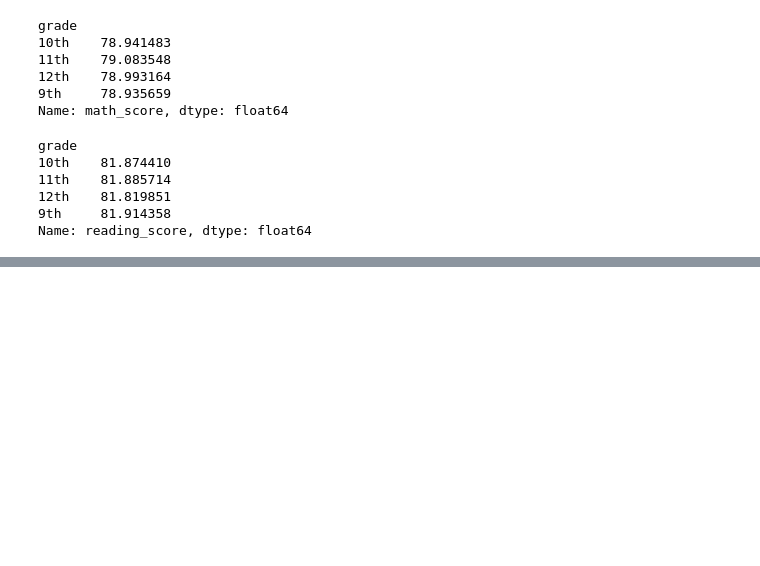
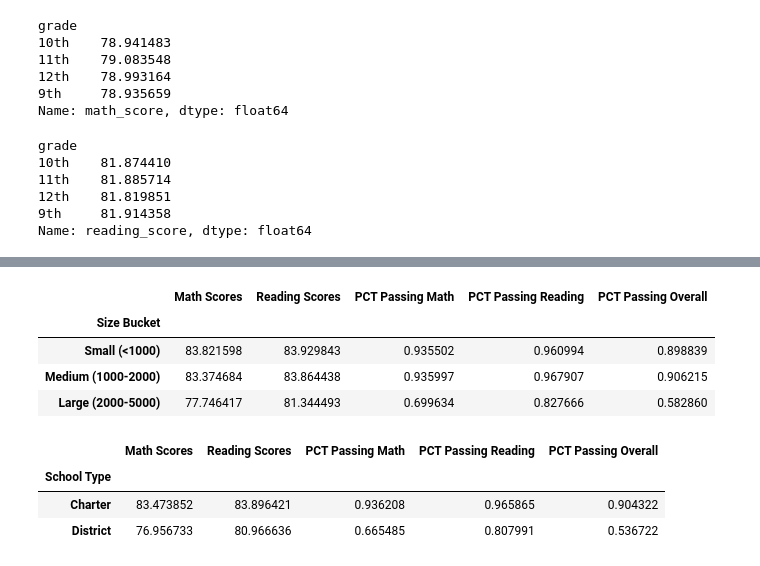
Before and after one commit to nmizzell/pandas-challenge, a Jupyter notebook: PyCitySchools/main.ipynb, the cells around one changed output, grey strips where cells are left out. Cells and saved outputs as stored; diff of their text form; code cells hidden in the pictures; blank space fills up the shorter version.

```diff
--- a/PyCitySchools/main.ipynb
+++ b/PyCitySchools/main.ipynb
@@ -221,0 +243,40 @@ Name: reading_score, dtype: float64
+# %%
+#Scores by school size
+size_bins = [0, 1000, 2000, 5000]
+labels = ["Small (<1000)", "Medium (1000-2000)", "Large (2000-5000)"]
+
+per_school_summary['Size Bucket'] = pd.cut(per_school_summary['Total Students'], bins=size_bins, labels=labels)
+
+grouped_results = per_school_summary.groupby(by='Size Bucket')
+
+size_summary = pd.DataFrame()
+size_summary['Math Scores'] = grouped_results['Avg Math Score'].mean()
+size_summary['Reading Scores'] = grouped_results['Avg Reading Score'].mean()
+size_summary['PCT Passing Math'] = grouped_results['PCT Passing Math'].mean()
+size_summary['PCT Passing Reading'] = grouped_results['PCT Passing Reading'].mean()
+size_summary['PCT Passing Overall'] = grouped_results['PCT Passing Overall'].mean()
+
+size_summary
+# %% [output]
+|  | Math Scores | Reading Scores | PCT Passing Math | PCT Passing Reading | PCT Passing Overall |
+| Size Bucket |  |  |  |  |  |
+| Small (<1000) | 83.821598 | 83.929843 | 0.935502 | 0.960994 | 0.898839 |
+| Medium (1000-2000) | 83.374684 | 83.864438 | 0.935997 | 0.967907 | 0.906215 |
+| Large (2000-5000) | 77.746417 | 81.344493 | 0.699634 | 0.827666 | 0.582860 |
+# %%
+#Scores by school type
+grouped_results = per_school_summary.groupby(by='School Type')
+
+type_summary = pd.DataFrame()
+type_summary['Math Scores'] = grouped_results['Avg Math Score'].mean()
+type_summary['Reading Scores'] = grouped_results['Avg Reading Score'].mean()
+type_summary['PCT Passing Math'] = grouped_results['PCT Passing Math'].mean()
+type_summary['PCT Passing Reading'] = grouped_results['PCT Passing Reading'].mean()
+type_summary['PCT Passing Overall'] = grouped_results['PCT Passing Overall'].mean()
+
+type_summary
+# %% [output]
+|  | Math Scores | Reading Scores | PCT Passing Math | PCT Passing Reading | PCT Passing Overall |
+| School Type |  |  |  |  |  |
+| Charter | 83.473852 | 83.896421 | 0.936208 | 0.965865 | 0.904322 |
+| District | 76.956733 | 80.966636 | 0.665485 | 0.807991 | 0.536722 |
```
Also changed, not shown: parts of 12 cells of this notebook.
